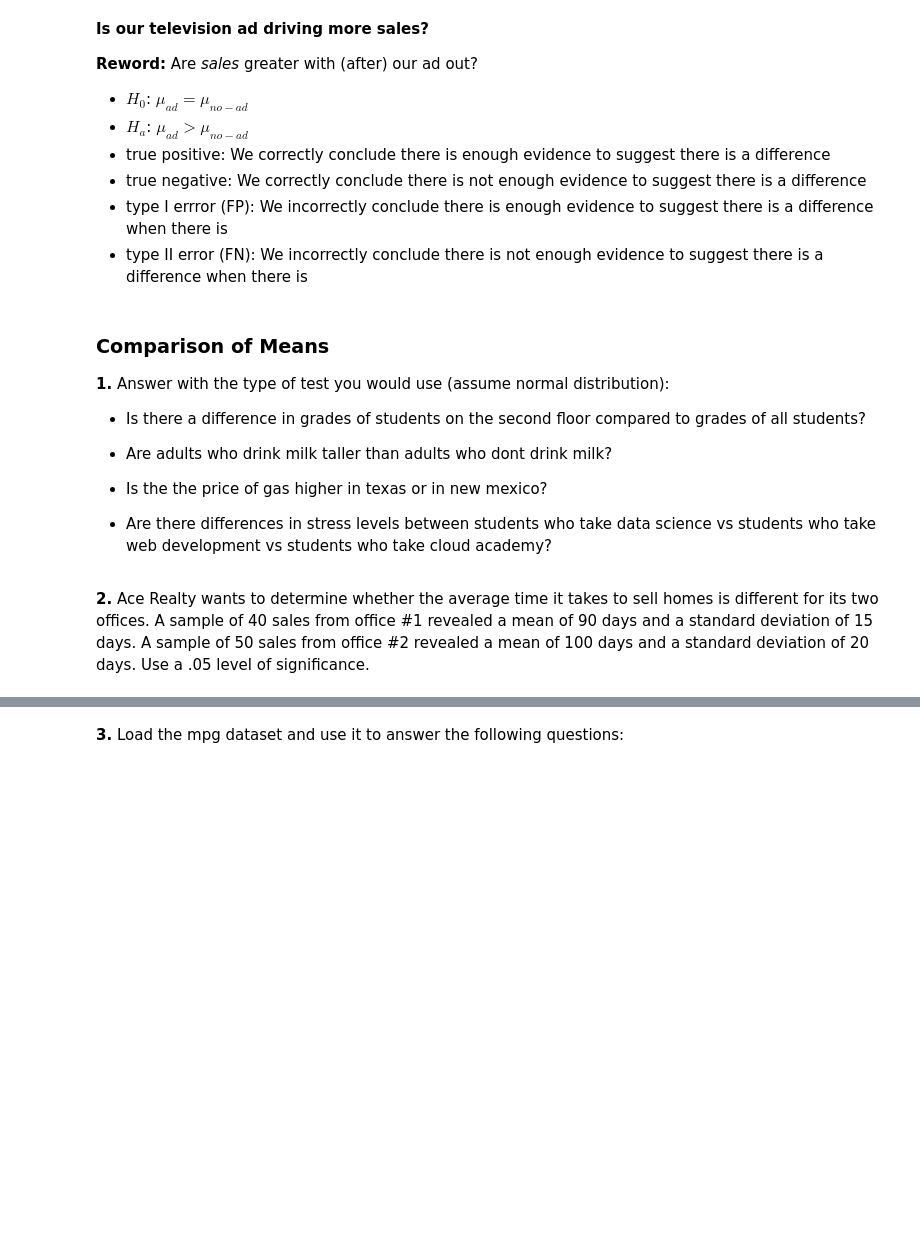
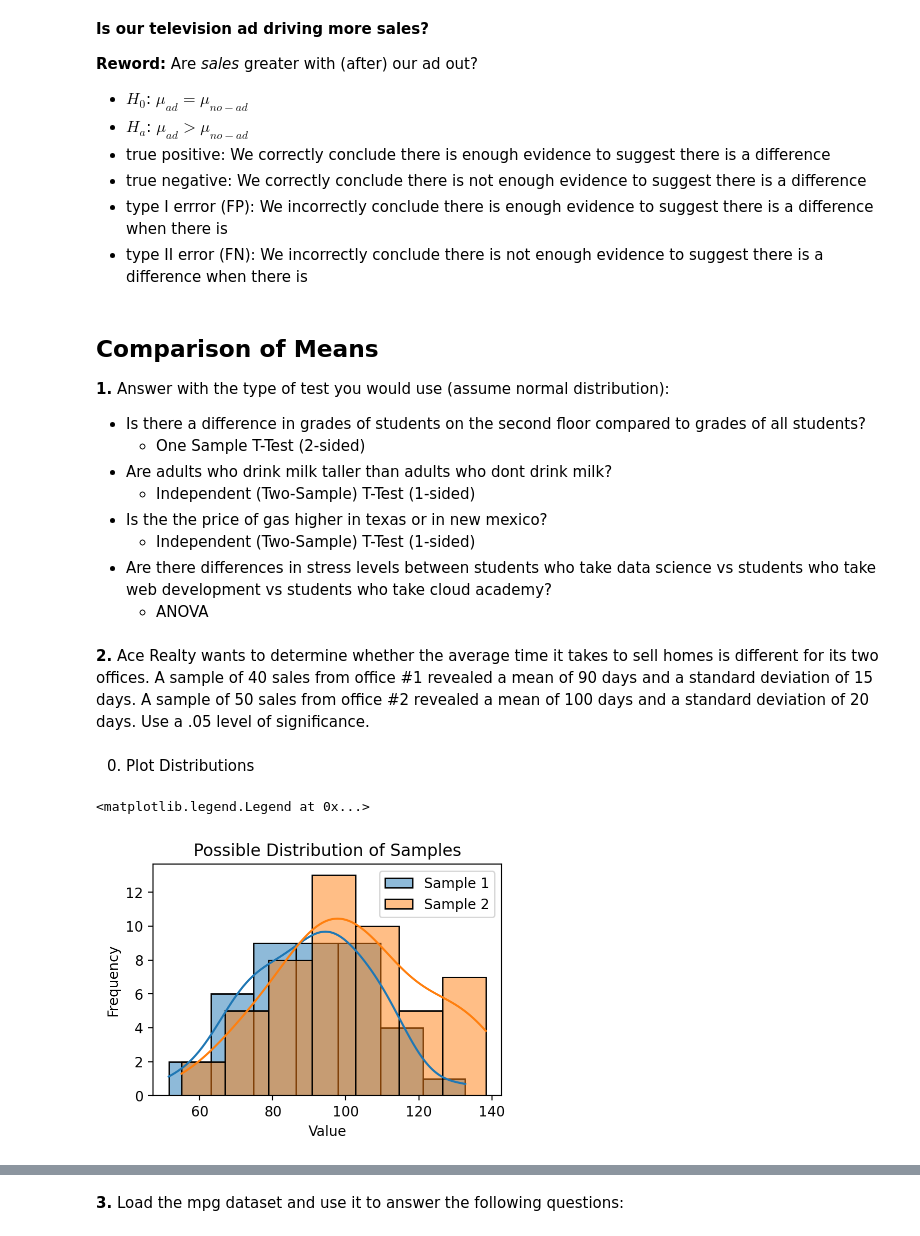
Before and after one commit to martin-reyes/4_statistics-exercises, a Jupyter notebook: 3_hypothesis_testing.ipynb, the cells around one changed output, grey strips where cells are left out. Drawn from its saved outputs; the diff is of its cells as text; code cells hidden in the pictures; blank space fills up the shorter version.

```diff
--- a/3_hypothesis_testing.ipynb
+++ b/3_hypothesis_testing.ipynb
@@ -38,14 +40,48 @@ For each of the following questions, formulate a null and alternative hypothesis
 - type I errror (FP): We incorrectly conclude there is enough evidence to suggest there is a difference when there is
 - type II error (FN): We incorrectly conclude there is not enough evidence to suggest there is a difference when there is
 # %% [markdown]
-### Comparison of Means
+## Comparison of Means
 
 **1.** Answer with the type of test you would use (assume normal distribution):
 
 - Is there a difference in grades of students on the second floor compared to grades of all students?
-
+    - One Sample T-Test (2-sided)
 - Are adults who drink milk taller than adults who dont drink milk?
+    - Independent (Two-Sample) T-Test (1-sided)
 - Is the the price of gas higher in texas or in new mexico?
+    - Independent (Two-Sample) T-Test (1-sided)
 - Are there differences in stress levels between students who take data science vs students who take web development vs students who take cloud academy?
+    - ANOVA
 # %% [markdown]
 **2.** Ace Realty wants to determine whether the average time it takes to sell homes is different for its two offices. A sample of 40 sales from office #1 revealed a mean of 90 days and a standard deviation of 15 days. A sample of 50 sales from office #2 revealed a mean of 100 days and a standard deviation of 20 days. Use a .05 level of significance.
+# %%
+n_1 = 40
+mu_1 = 90
+std_1 = 15
+
+n_2 = 50
+mu_2 = 100
+std_2 = 20
+# %% [markdown]
+0. Plot Distributions
+# %%
+sample1 = np.random.normal(mu_1, std_1, n_1)
+sample2 = np.random.normal(mu_2, std_2, n_2)
+
+plt.figure(figsize=(4.5,3))
+# Plot histogram for Sample 1
+sns.histplot(sample1, kde=True, alpha=0.5, label='Sample 1')
+
+# Plot histogram for Sample 2
+sns.histplot(sample2, kde=True, alpha=0.5, label='Sample 2')
+
+# Add labels and title to the plot
+plt.xlabel('Value')
+plt.ylabel('Frequency')
+plt.title('Possible Distribution of Samples')
+
+# Add legend
+plt.legend()
+# %% [output]
+<matplotlib.legend.Legend at 0x...>
+[figure, added]
```
Also changed, not shown: parts of 70 cells of this notebook, 1 other file.
